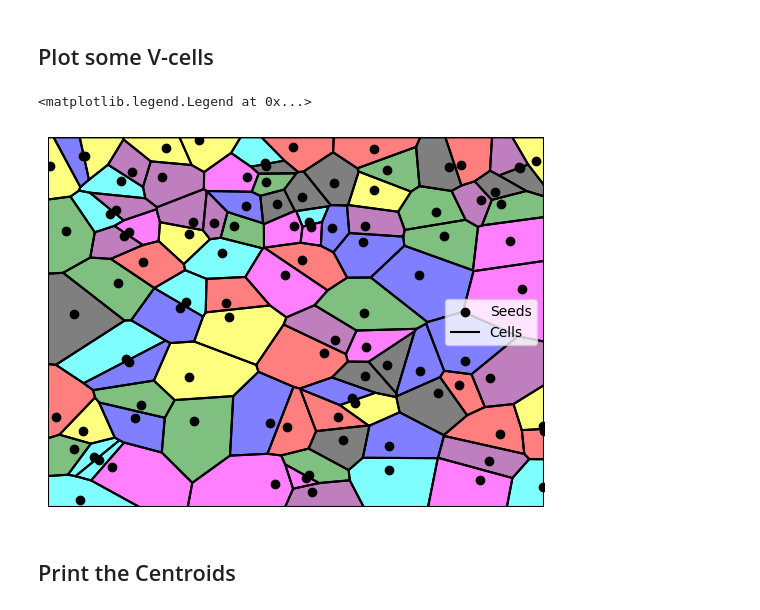
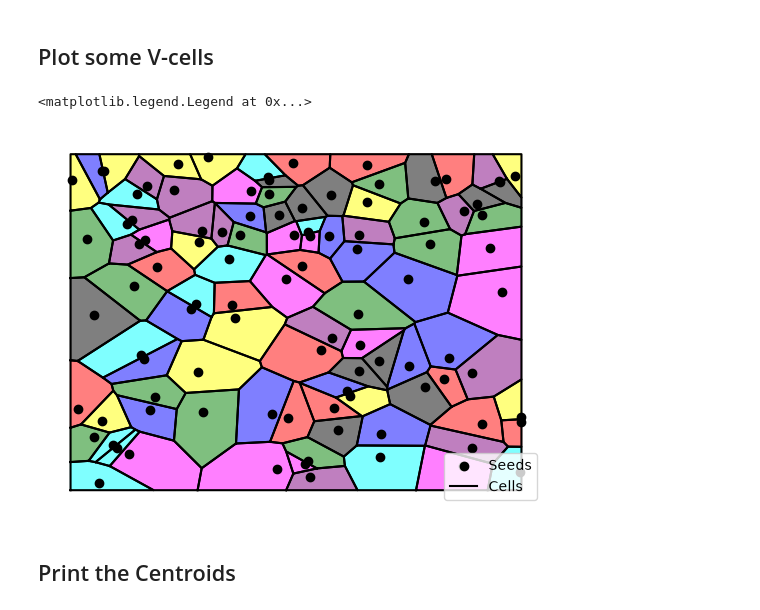
Before and after one commit to SVD1221/Fall26DirectedStudy, a Jupyter notebook: Fall26DirectedStudy/voronoi_tesselation/Visualize_Voro.ipynb, the cells around one changed output. Cells and saved outputs as stored; diff of their text form; code cells hidden in the pictures.

Commit message:
voronoi with images

```diff
--- a/Fall26DirectedStudy/voronoi_tesselation/Visualize_Voro.ipynb
+++ b/Fall26DirectedStudy/voronoi_tesselation/Visualize_Voro.ipynb
@@ -64,19 +64,19 @@ def get_Vertices(Cells):
 # %%
 Cells = get_Voronoi_Cells_from_File("output/cellID_loc_vert.txt")
 fig, ax = plt.subplots()
 colors = ["blue", "green", "red", "purple", "cyan", "magenta", "yellow", "black"]
 for seed_ID, data in Cells.items():
     seed_loc, vertices = data['seed'], data['vertices']
     ax.scatter(seed_loc[0], seed_loc[1], color="black", zorder=2)
     ax.plot(vertices[0], vertices[1], color="black")
     ax.fill(vertices[0], vertices[1], color=colors[seed_ID % len(colors)], alpha=0.5)
-ax.set_xlim(domain_X)
-ax.set_ylim(domain_Y)
+# ax.set_xlim(domain_X)
+# ax.set_ylim(domain_Y)
 ax.set_axis_off()
 ax.legend(["Seeds", "Cells"])
 # %% [output]
 <matplotlib.legend.Legend at 0x...>
-[figure, old version]
+[figure, new version]
 # %% [markdown]
 ## Print the Centroids
 # %%
```
Also changed, not shown: parts of 5 cells of this notebook, 5 other files.
